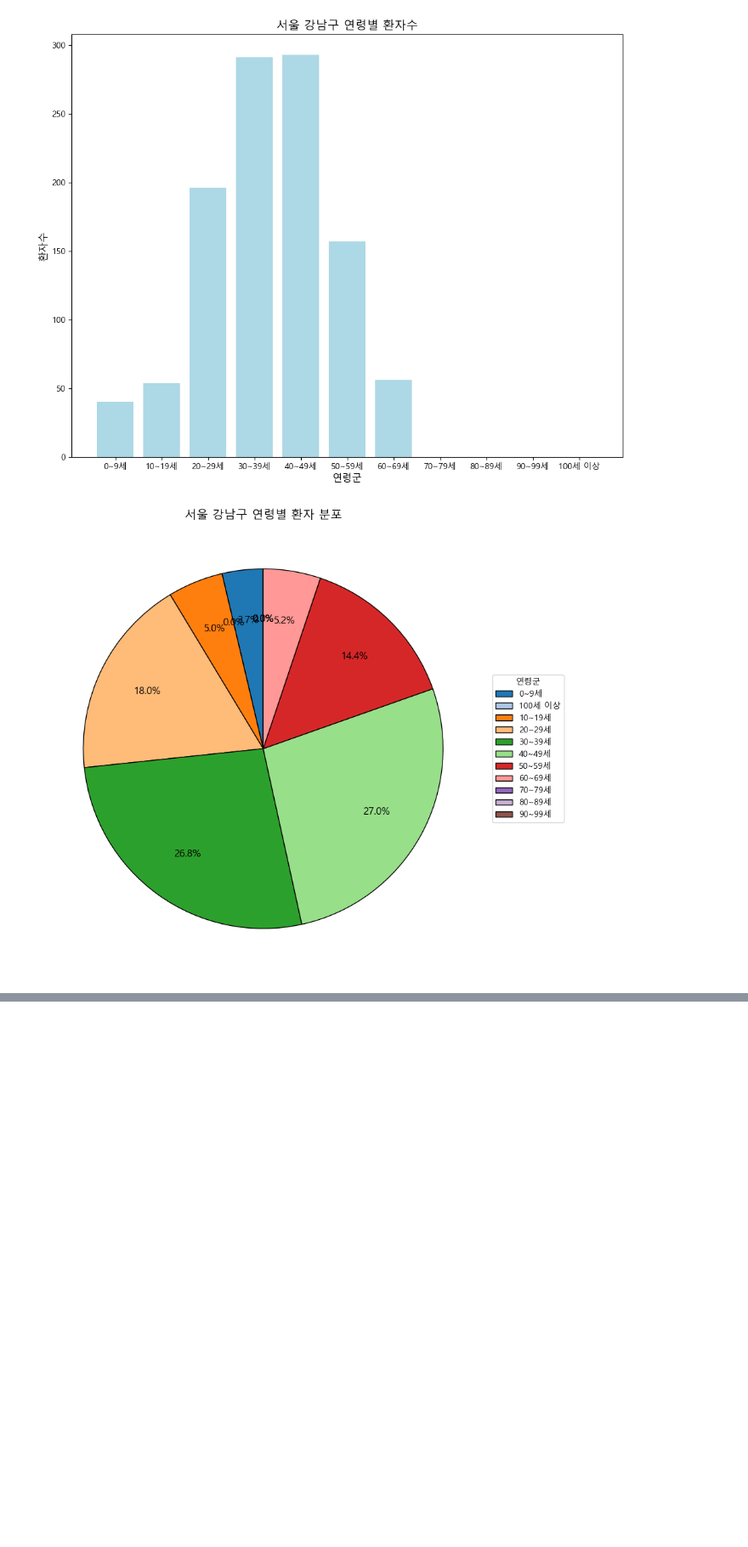
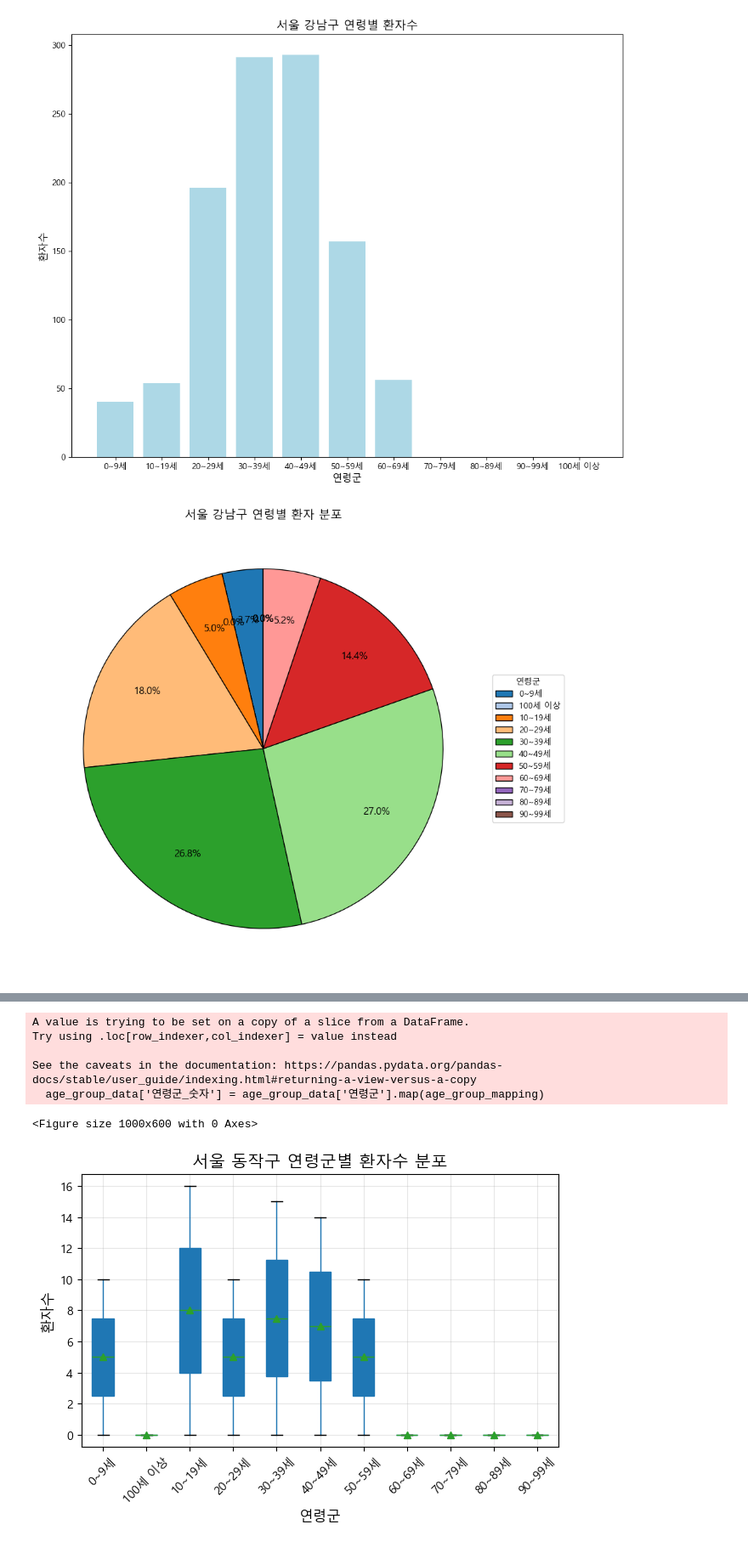
Before and after one commit to soon15/DATA-A, a Jupyter notebook: 지역 - 나이별 환자수 그래프 그리기/area-age.ipynb, the cells around one changed output, grey strips where cells are left out. Shown at 85% size. Drawn from its saved outputs; the diff is of its cells as text; code cells hidden in the pictures; blank space fills up the shorter version.

```diff
--- a/지역 - 나이별 환자수 그래프 그리기/area-age.ipynb
+++ b/지역 - 나이별 환자수 그래프 그리기/area-age.ipynb
@@ -338,0 +394,56 @@ else:
+# %%
+import pandas as pd
+import matplotlib.pyplot as plt
+from matplotlib import font_manager, rc
+
+
+# 데이터 불러오기
+file_path = 'area.csv'
+data = pd.read_csv(file_path, encoding='euc-kr')
+
+# 사용자 입력으로 시도와 시군구 선택
+selected_region = input("원하는 지역(시도)을 입력하세요: ")
+selected_district = input(f"{selected_region} 내 원하는 시군구를 입력하세요: ")
+
+# 선택한 지역과 시군구에 해당하는 데이터 필터링
+filtered_data = data[(data['시도'] == selected_region) & (data['시군구'] == selected_district)]
+
+# 데이터가 있는지 확인
+if filtered_data.empty:
+    print("선택한 조건에 해당하는 데이터가 없습니다.")
+else:
+    # 연령별로 환자수 데이터 준비
+    age_group_data = filtered_data[['연령군', '환자수']]
+
+    # 연령군 순서 정렬
+    age_group_mapping = {
+        '0~9세': 0, '10~19세': 10, '20~29세': 20, '30~39세': 30,
+        '40~49세': 40, '50~59세': 50, '60~69세': 60, '70~79세': 70,
+        '80~89세': 80, '90~99세': 90, '100세 이상': 100
+    }
+    age_group_data['연령군_숫자'] = age_group_data['연령군'].map(age_group_mapping)
+    age_group_data = age_group_data.sort_values(by='연령군_숫자')
+
+    # 박스플롯 시각화
+    plt.figure(figsize=(10, 6))
+    age_group_data.boxplot(column='환자수', by='연령군', grid=False, patch_artist=True, showmeans=True)
+
+    # 그래프 제목과 레이블
+    plt.title(f'{selected_region} {selected_district} 연령군별 환자수 분포', fontsize=14)
+    plt.suptitle("")  # 기본으로 생성되는 상단 제목 제거
+    plt.xlabel('연령군', fontsize=12)
+    plt.ylabel('환자수', fontsize=12)
+    plt.xticks(rotation=45)  # X축 눈금 기울이기
+    plt.grid(alpha=0.3)
+
+    # 그래프 출력
+    plt.tight_layout()
+    plt.show()
+# %% [output]
+A value is trying to be set on a copy of a slice from a DataFrame.
+Try using .loc[row_indexer,col_indexer] = value instead
+
+See the caveats in the documentation: https://pandas.pydata.org/pandas-docs/stable/user_guide/indexing.html#returning-a-view-versus-a-copy
+  age_group_data['연령군_숫자'] = age_group_data['연령군'].map(age_group_mapping)
+<Figure size 1000x600 with 0 Axes>
+[figure, added]
```
Also changed, not shown: parts of 2 cells of this notebook.
